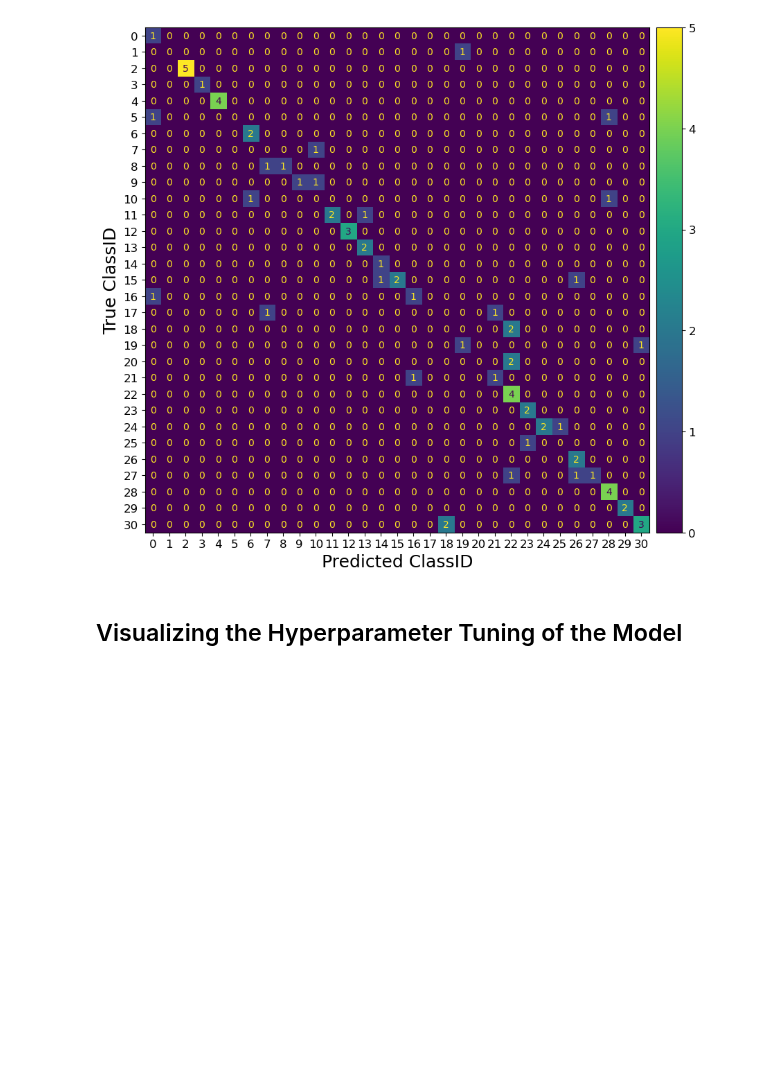
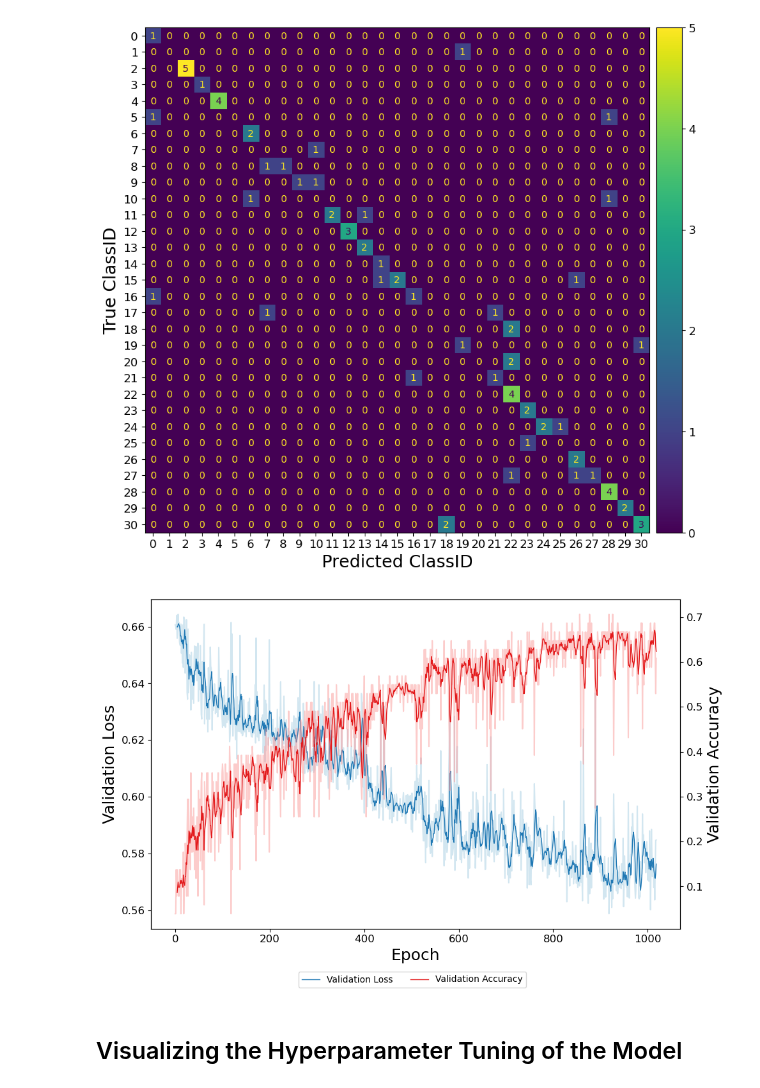
Before and after one commit to juliankraft/TermPaper1-Ecoacoustics, a Jupyter notebook: code/visualisation.ipynb, the cells around one changed output. Drawn from its saved outputs; the diff is of its cells as text; code cells hidden in the pictures; blank space fills up the shorter version.

Commit message:
plot losses and clean up

```diff
--- a/code/visualisation.ipynb
+++ b/code/visualisation.ipynb
@@ -1,3 +1,5 @@
+# %%
+export = False
 # %%
 import matplotlib.pyplot as plt
 import seaborn as sns
@@ -215,4 +222,52 @@ save_or_show(fig, object_type, file_name, save = False)
 # %% [output]
 [figure]
+# %%
+file_name = 'loss_acc_best'
+object_type = 'figure'
+
+def smooth_data(data, window_size=5):
+    return np.convolve(data, np.ones(window_size)/window_size, mode='valid')
+
+path = f'{path_best_model}/metrics.csv'
+metrics_best = pd.read_csv(path)
+
+validation_data = metrics_best[~metrics_best['val_loss'].isnull()]
+
+# Smooth the data
+smoothed_val_loss = smooth_data(validation_data['val_loss'])
+smoothed_val_acc = smooth_data(validation_data['val_acc'])
+
+# Adjust the epoch range to match the length of the smoothed data
+epochs = validation_data['epoch'][len(validation_data['epoch']) - len(smoothed_val_loss):]
+
+fig, ax1 = plt.subplots(figsize=(10, 6))
+
+# Plot unsmoothed val_loss on the primary y-axis
+ax1.plot(validation_data['epoch'], validation_data['val_loss'], color='#A6CEE3', label='', linewidth=1.5, alpha=0.5)
+# Plot smoothed val_loss on the primary y-axis
+ax1.plot(epochs, smoothed_val_loss, color='#1F78B4', label='Validation Loss', linewidth=1)
+ax1.set_xlabel('Epoch')
+ax1.set_ylabel('Validation Loss')
+ax1.tick_params(axis='y')
+
+# Create a secondary y-axis to plot val_acc
+ax2 = ax1.twinx()
+# Plot unsmoothed val_acc on the secondary y-axis
+ax2.plot(validation_data['epoch'], validation_data['val_acc'], color='#FB9A99', label='', linewidth=1.5, alpha=0.5)
+# Plot smoothed val_acc on the secondary y-axis
+ax2.plot(epochs, smoothed_val_acc, color='#E31A1C', label='Validation Accuracy', linewidth=1)
+ax2.set_ylabel('Validation Accuracy')
+ax2.tick_params(axis='y')
+
+# Combine legends from both axes
+lines_1, labels_1 = ax1.get_legend_handles_labels()
+lines_2, labels_2 = ax2.get_legend_handles_labels()
+fig.legend(lines_1 + lines_2, labels_1 + labels_2, loc='lower center', bbox_to_anchor=(0.5, -0.05), ncol=2)
+
+fig.tight_layout()  # Adjust layout to fit everything
+
+save_or_show(fig, object_type, file_name, export)
+# %% [output]
+[figure, added]
 # %% [markdown]
 ## Visualizing the Hyperparameter Tuning of the Model
```
Also changed, not shown: parts of 13 cells of this notebook.
